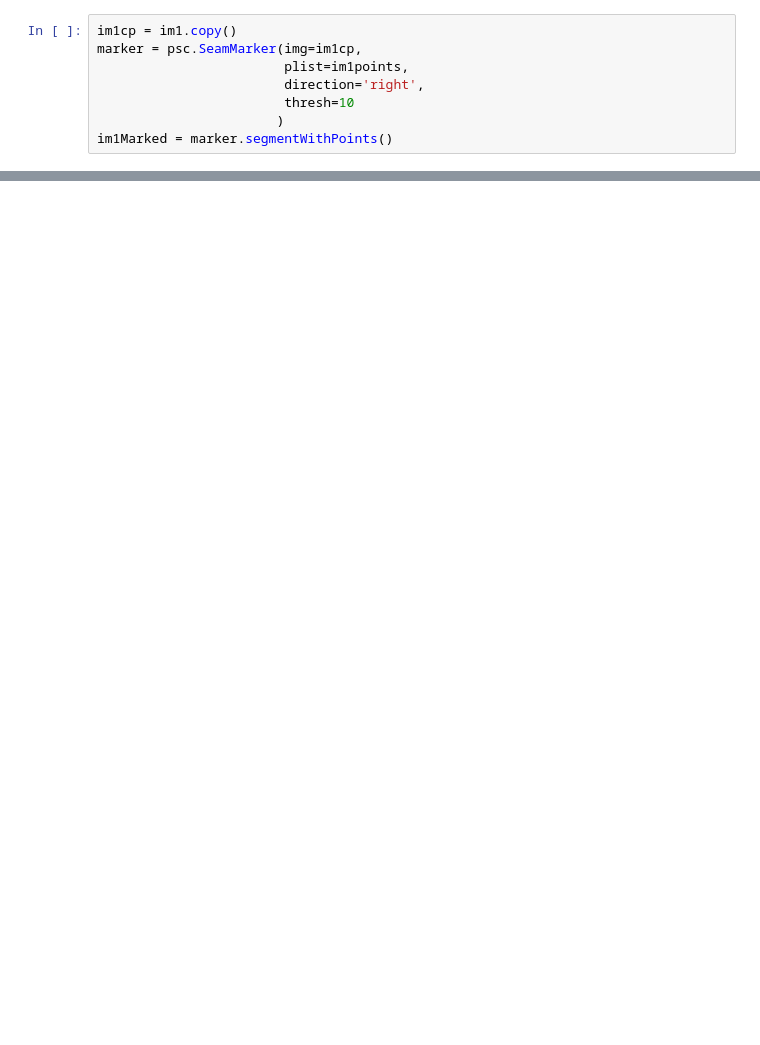
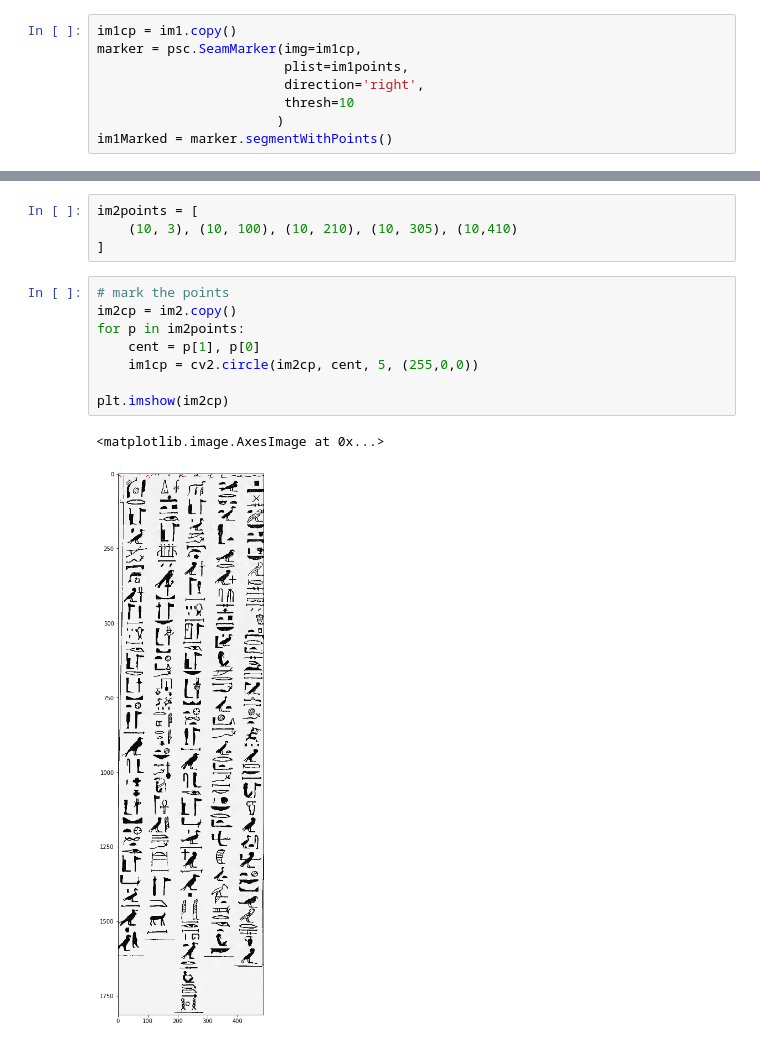
Before and after one commit to D-K-E/PySesh, a Jupyter notebook: tutorials/English/FindingLineColumnSegmentsFromPoints/FindingLineColumnSegmentsWithPoints.ipynb, the cells around one changed output, grey strips where cells are left out. Saved outputs shown, nothing was run; the diff lists cells and outputs as text; blank space fills up the shorter version.

```diff
--- a/tutorials/English/FindingLineColumnSegmentsFromPoints/FindingLineColumnSegmentsWithPoints.ipynb
+++ b/tutorials/English/FindingLineColumnSegmentsFromPoints/FindingLineColumnSegmentsWithPoints.ipynb
@@ -80,0 +103,15 @@ ax5.imshow(m5[0])
+# %%
+im2points = [
+    (10, 3), (10, 100), (10, 210), (10, 305), (10,410)
+]
+# %%
+# mark the points
+im2cp = im2.copy()
+for p in im2points:
+    cent = p[1], p[0]
+    im1cp = cv2.circle(im2cp, cent, 5, (255,0,0))
+
+plt.imshow(im2cp)
+# %% [output]
+<matplotlib.image.AxesImage at 0x...>
+[figure, added]
```
Also changed, not shown: parts of 11 cells of this notebook, 8 other files.
